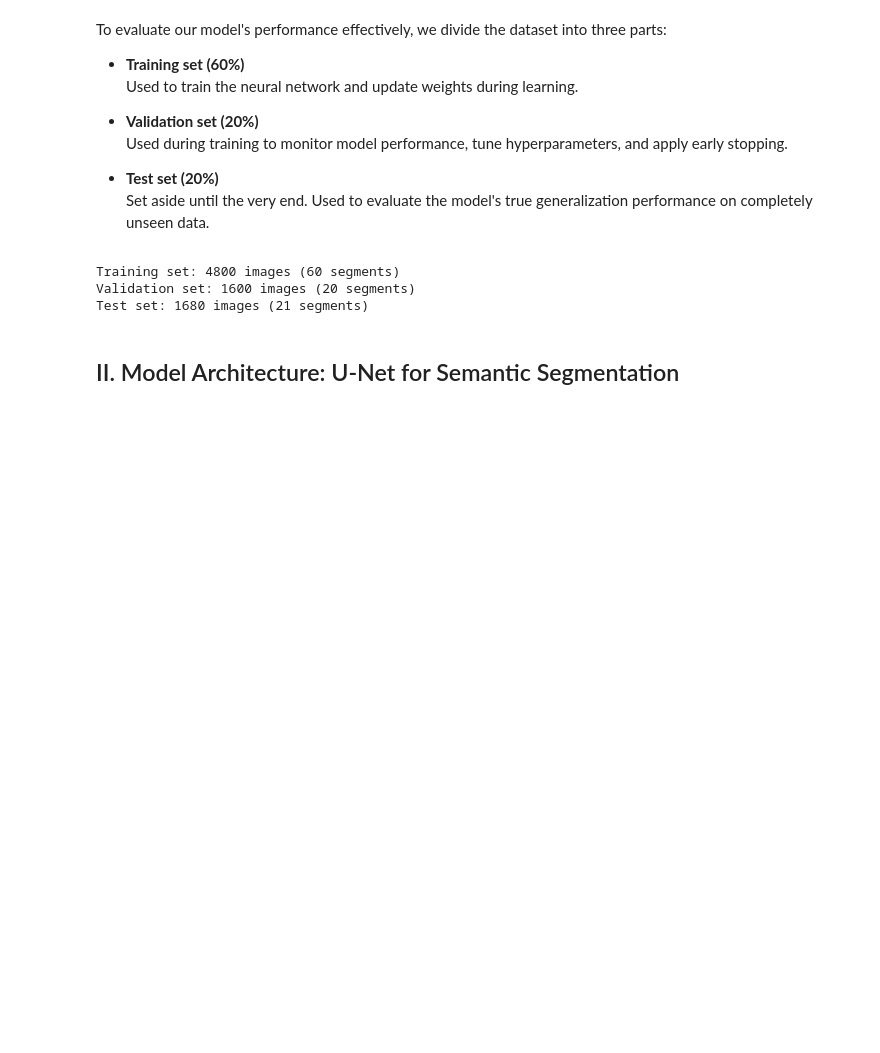
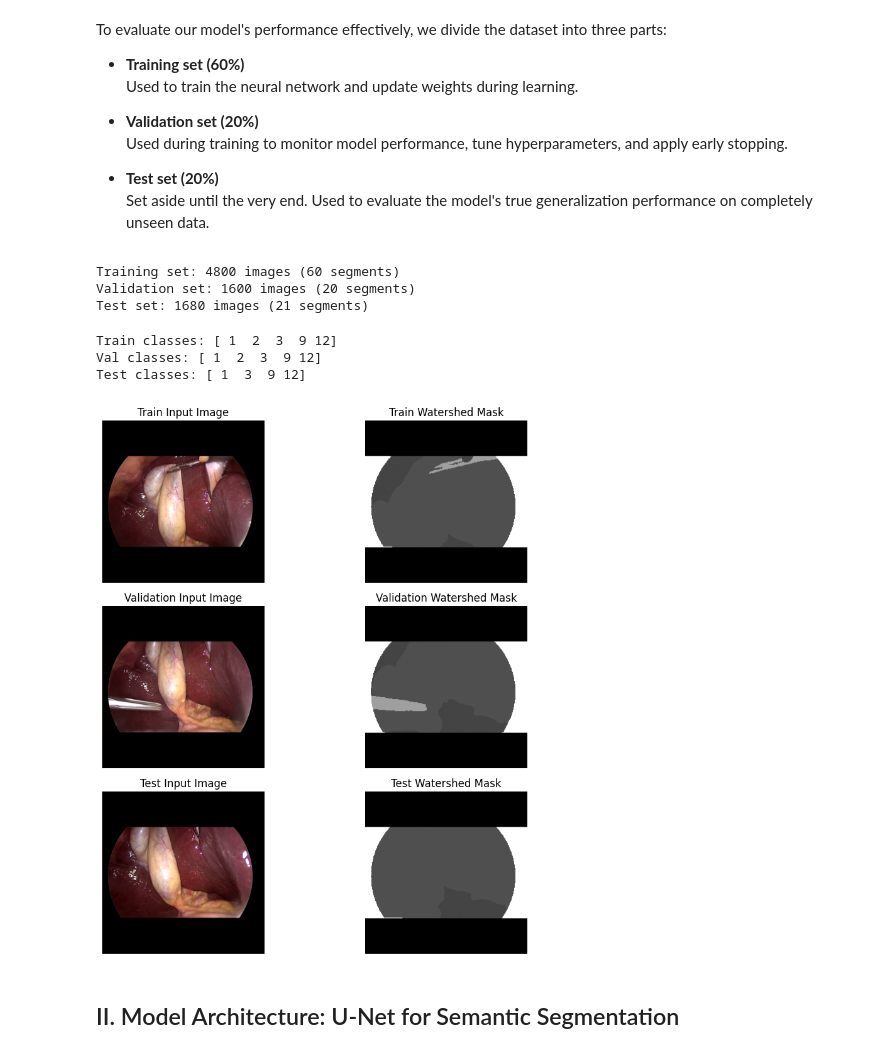
Before and after one commit to ionelaMuntian/Medical_Image_Segmentation, a Jupyter notebook: medical_image_segm.ipynb, the cells around one changed output. Cells and saved outputs as stored; diff of their text form; code cells hidden in the pictures; blank space fills up the shorter version.

Commit message:
Final version - but wrong mapping table

```diff
--- a/medical_image_segm.ipynb
+++ b/medical_image_segm.ipynb
@@ -483,6 +511,78 @@ print(f"Test set: {X_test.shape[0]} images ({len(test_segments)} segments)")
 Training set: 4800 images (60 segments)
 Validation set: 1600 images (20 segments)
 Test set: 1680 images (21 segments)
+# %%
+print("Train classes:", np.unique(y_train[0]))
+print("Val classes:", np.unique(y_val[0]))
+print("Test classes:", np.unique(y_test[0]))
+# %% [output]
+Train classes: [ 1  2  3  9 12]
+Val classes: [ 1  2  3  9 12]
+Test classes: [ 1  3  9 12]
+# %%
+# Reverse mapping with default fallback (e.g., 80 = background)
+class_to_value = {v: k for k, v in value_to_class.items()}
+
+def restore_grayscale_mask(class_id_mask):
+    restored = np.full_like(class_id_mask, fill_value=80, dtype=np.uint8)  # default background
+    for class_id, grayscale_val in class_to_value.items():
+        restored[class_id_mask == class_id] = grayscale_val
+    return restored
+# %%
+import matplotlib.pyplot as plt
+
+# Restore function from earlier
+def restore_grayscale_mask(class_id_mask):
+    """
+    Convert class ID mask to grayscale values using the class_to_value mapping.
+    Assumes mask is 2D with dtype int or uint8.
+    """
+    class_id_mask = np.asarray(class_id_mask).astype(np.uint8)
+    restored = np.full_like(class_id_mask, fill_value=80, dtype=np.uint8)  # default background
+
+    for class_id, grayscale_val in class_to_value.items():
+        restored[class_id_mask == class_id] = grayscale_val
+
+    return restored
+
+
+# Prepare a plot with 3 rows: one for each split
+fig, axes = plt.subplots(3, 2, figsize=(10, 9))
+
+# === Training sample ===
+axes[0, 0].imshow(X_train[0])
+axes[0, 0].set_title("Train Input Image")
+axes[0, 0].axis('off')
+
+train_mask_restored = restore_grayscale_mask(y_train[0])
+axes[0, 1].imshow(train_mask_restored, cmap='gray')
+axes[0, 1].set_title("Train Watershed Mask")
+axes[0, 1].axis('off')
+
+# === Validation sample ===
+axes[1, 0].imshow(X_val[0])
+axes[1, 0].set_title("Validation Input Image")
+axes[1, 0].axis('off')
+
+val_mask_restored = restore_grayscale_mask(y_val[0])
+axes[1, 1].imshow(val_mask_restored, cmap='gray')
+axes[1, 1].set_title("Validation Watershed Mask")
+axes[1, 1].axis('off')
+
+# === Test sample ===
+axes[2, 0].imshow(X_test[0])
+axes[2, 0].set_title("Test Input Image")
+axes[2, 0].axis('off')
+
+test_mask_restored = restore_grayscale_mask(y_test[0])
+axes[2, 1].imshow(test_mask_restored, cmap='gray')
+axes[2, 1].set_title("Test Watershed Mask")
+axes[2, 1].axis('off')
+
+plt.tight_layout()
+plt.show()
+# %% [output]
+[figure, added]
 # %% [markdown]
 <h2>II. Model Architecture: U-Net for Semantic Segmentation</h2>
 # %% [markdown]
```
Also changed, not shown: parts of 13 cells of this notebook.
